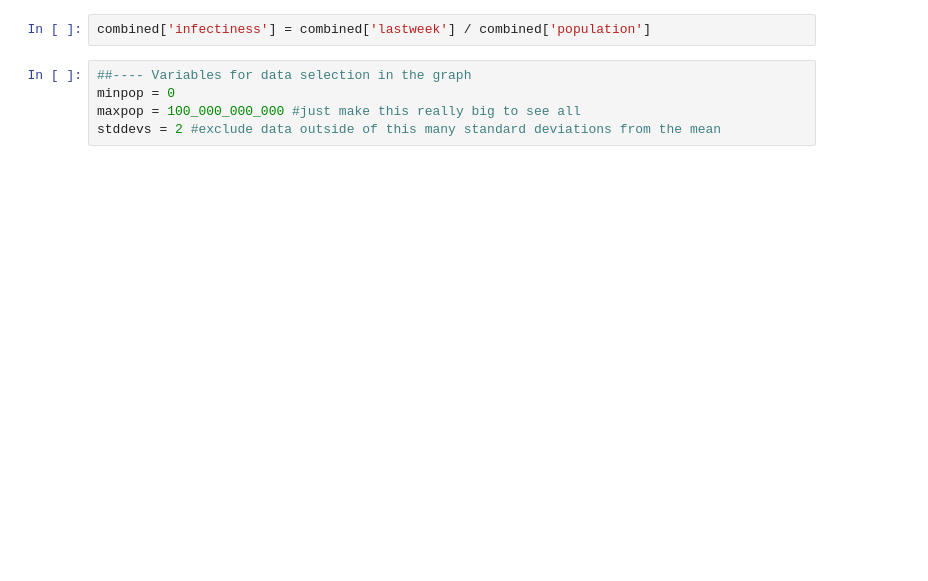
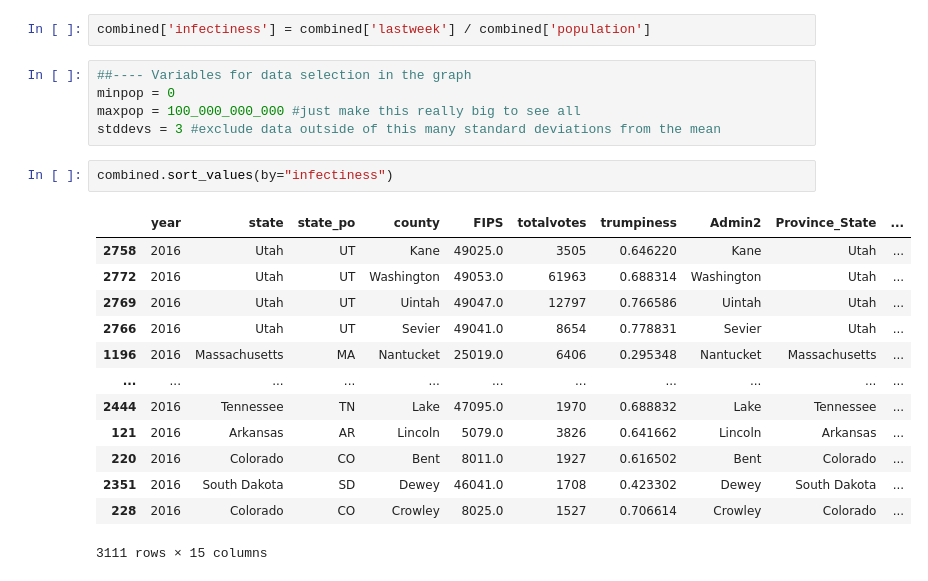
Before and after one commit to pas3n7/ColabDataScienceLearning, a Jupyter notebook: Coronavirusbytrumpiness.ipynb, the cells around one changed output. Drawn from its saved outputs; the diff is of its cells as text; blank space fills up the shorter version.

```diff
--- a/Coronavirusbytrumpiness.ipynb
+++ b/Coronavirusbytrumpiness.ipynb
@@ -51,7 +76,23 @@ combined['infectiness'] = combined['lastweek'] / combined['population']
 ##---- Variables for data selection in the graph
 minpop = 0
 maxpop = 100_000_000_000 #just make this really big to see all
-stddevs = 2 #exclude data outside of this many standard deviations from the mean
+stddevs = 3 #exclude data outside of this many standard deviations from the mean
+# %%
+combined.sort_values(by="infectiness")
+# %% [output]
+|  | year | state | state_po | county | FIPS | totalvotes | trumpiness | Admin2 | Province_State | ... |
+| 2758 | 2016 | Utah | UT | Kane | 49025.0 | 3505 | 0.646220 | Kane | Utah | ... |
+| 2772 | 2016 | Utah | UT | Washington | 49053.0 | 61963 | 0.688314 | Washington | Utah | ... |
+| 2769 | 2016 | Utah | UT | Uintah | 49047.0 | 12797 | 0.766586 | Uintah | Utah | ... |
+| 2766 | 2016 | Utah | UT | Sevier | 49041.0 | 8654 | 0.778831 | Sevier | Utah | ... |
+| 1196 | 2016 | Massachusetts | MA | Nantucket | 25019.0 | 6406 | 0.295348 | Nantucket | Massachusetts | ... |
+| ... | ... | ... | ... | ... | ... | ... | ... | ... | ... | ... |
+| 2444 | 2016 | Tennessee | TN | Lake | 47095.0 | 1970 | 0.688832 | Lake | Tennessee | ... |
+| 121 | 2016 | Arkansas | AR | Lincoln | 5079.0 | 3826 | 0.641662 | Lincoln | Arkansas | ... |
+| 220 | 2016 | Colorado | CO | Bent | 8011.0 | 1927 | 0.616502 | Bent | Colorado | ... |
+| 2351 | 2016 | South Dakota | SD | Dewey | 46041.0 | 1708 | 0.423302 | Dewey | South Dakota | ... |
+| 228 | 2016 | Colorado | CO | Crowley | 8025.0 | 1527 | 0.706614 | Crowley | Colorado | ... |
+3111 rows × 15 columns
 # %%
 combinout = combined[np.abs(stats.zscore(combined['infectiness']) < stddevs)]
 combinout = combinout[(combinout['population'] > minpop) & (combinout['population'] < maxpop)]
```
Also changed, not shown: parts of 11 cells of this notebook.
